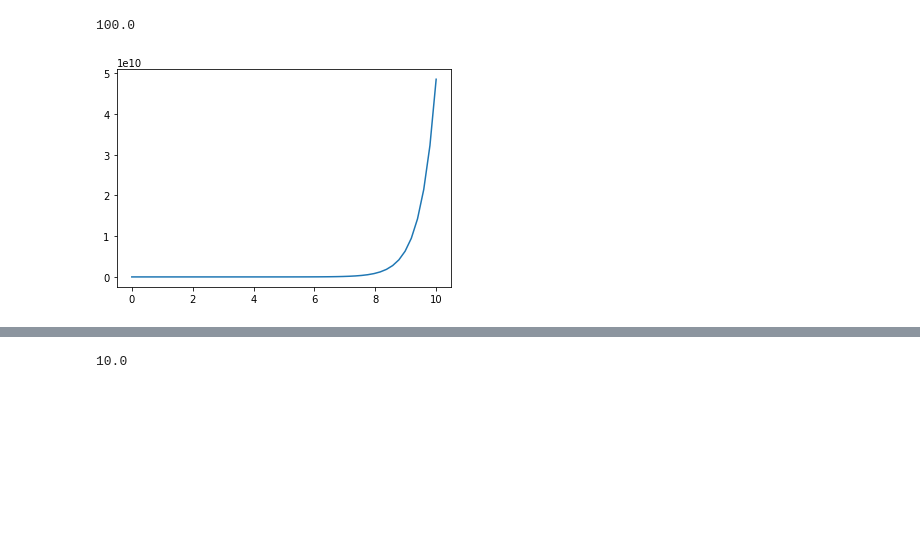
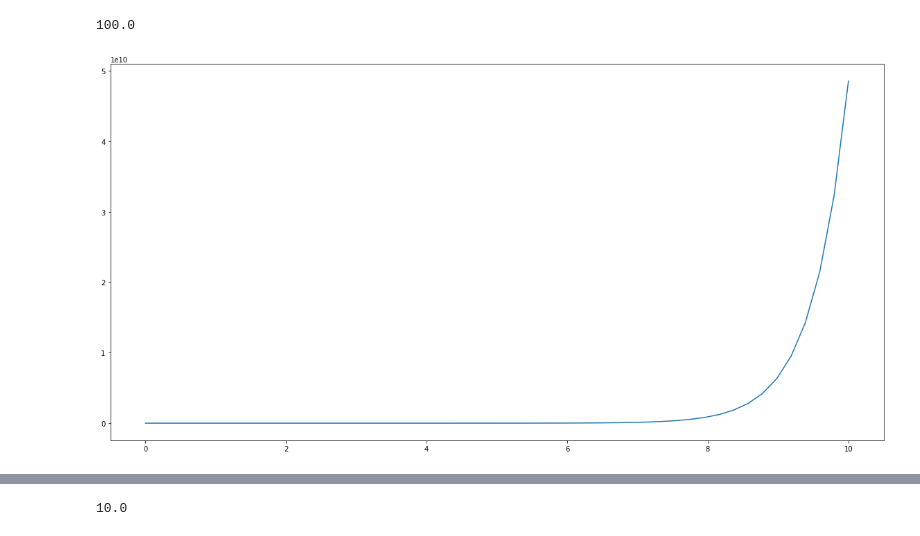
Before and after one commit to yl581/DKU_Econ204, a Jupyter notebook: Econ_204_EconomicGrowth_Tuesday.ipynb, the cells around one changed output, grey strips where cells are left out. Drawn from its saved outputs; the diff is of its cells as text; code cells hidden in the pictures; blank space fills up the shorter version.

```diff
--- a/Econ_204_EconomicGrowth_Tuesday.ipynb
+++ b/Econ_204_EconomicGrowth_Tuesday.ipynb
@@ -45,11 +46,12 @@ L=L(t)
 # %%
 ### plot the function
 import matplotlib.pyplot as plt
+fig= plt.figure(figsize=(20,10))
 
 plt.plot(t, L)
 plt.show()
 # %% [output]
-[figure, old version]
+[figure, new version]
 # %%
 ### plot the function with yscale in "log"
 import matplotlib.pyplot as plt
```
Also changed, not shown: parts of 16 cells of this notebook.
